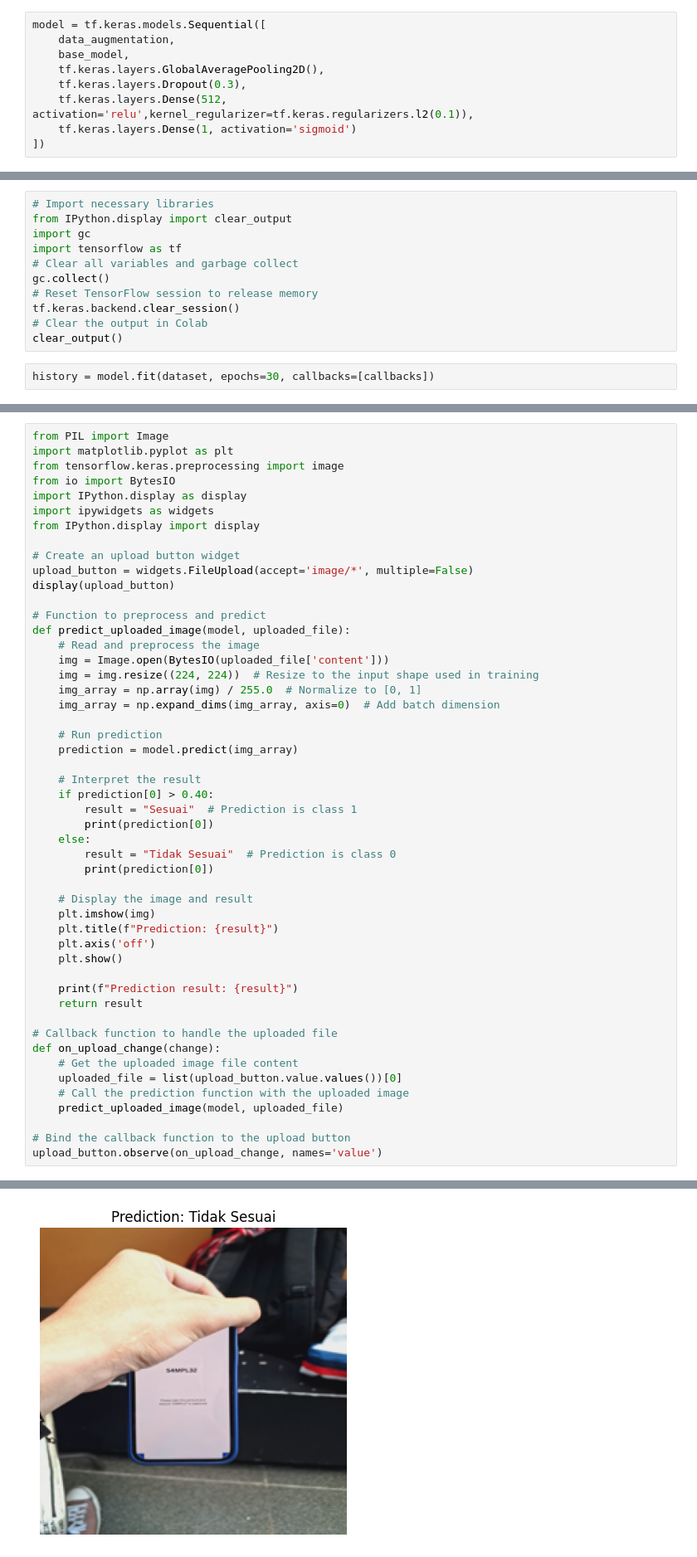
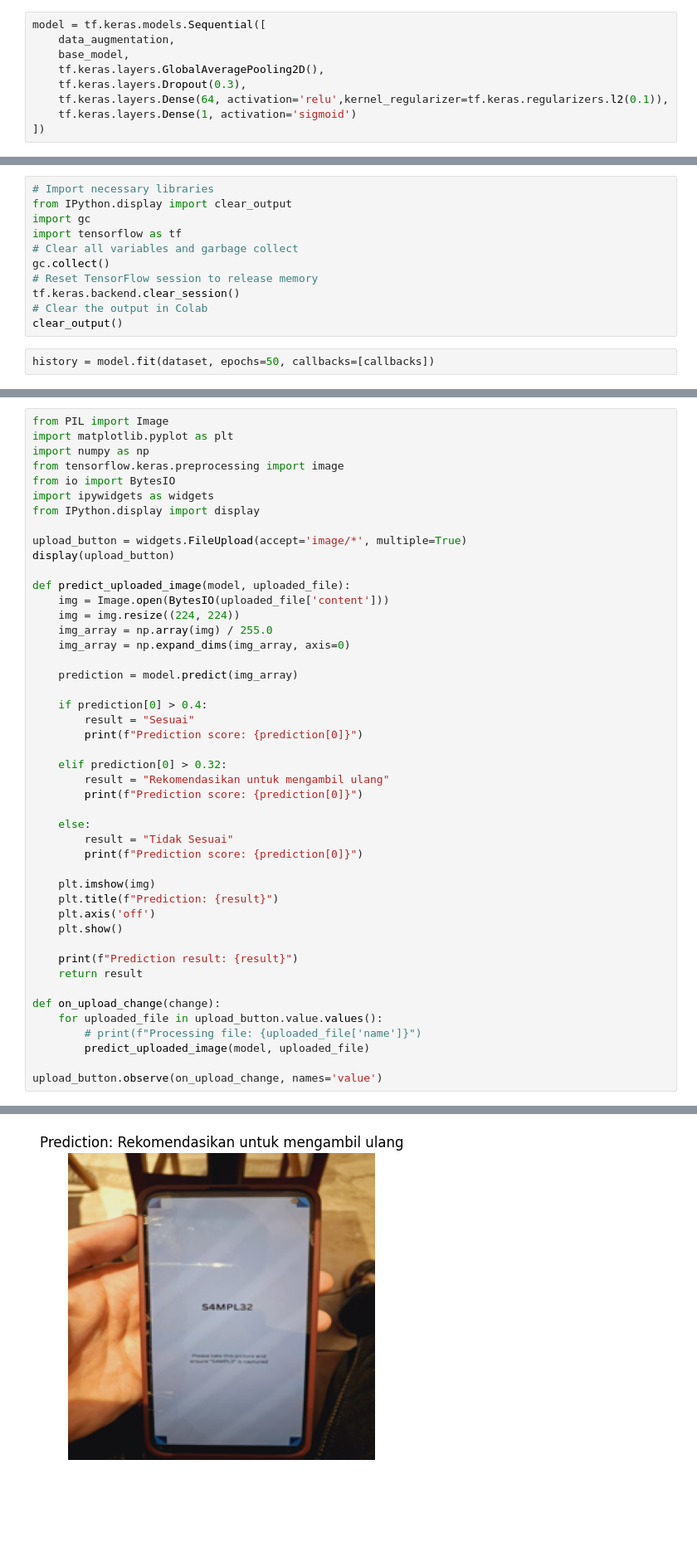
Before and after one commit to hwangzie/Detect-Corner-Mark-on-Device-and-Image-Quality, a Jupyter notebook: Corner_detection.ipynb, the cells around one changed output, grey strips where cells are left out. Shown at 83% size. Saved outputs shown, nothing was run; the diff lists cells and outputs as text; blank space fills up the shorter version.

```diff
--- a/Corner_detection.ipynb
+++ b/Corner_detection.ipynb
@@ -99,7 +99,7 @@ model = tf.keras.models.Sequential([
     base_model,
     tf.keras.layers.GlobalAveragePooling2D(),
     tf.keras.layers.Dropout(0.3),
-    tf.keras.layers.Dense(512, activation='relu',kernel_regularizer=tf.keras.regularizers.l2(0.1)),
+    tf.keras.layers.Dense(64, activation='relu',kernel_regularizer=tf.keras.regularizers.l2(0.1)),
     tf.keras.layers.Dense(1, activation='sigmoid')
 ])
 # %%
@@ -129,5 +129,5 @@ tf.keras.backend.clear_session()
 # Clear the output in Colab
 clear_output()
 # %%
-history = model.fit(dataset, epochs=30, callbacks=[callbacks])
+history = model.fit(dataset, epochs=50, callbacks=[callbacks])
 # %% [output]
@@ -186,36 +186,35 @@ files.download('model.zip')
 # %%
 from PIL import Image
 import matplotlib.pyplot as plt
+import numpy as np
 from tensorflow.keras.preprocessing import image
 from io import BytesIO
-import IPython.display as display
 import ipywidgets as widgets
 from IPython.display import display
 
-# Create an upload button widget
-upload_button = widgets.FileUpload(accept='image/*', multiple=False)
+upload_button = widgets.FileUpload(accept='image/*', multiple=True)
 display(upload_button)
 
-# Function to preprocess and predict
 def predict_uploaded_image(model, uploaded_file):
-    # Read and preprocess the image
     img = Image.open(BytesIO(uploaded_file['content']))
-    img = img.resize((224, 224))  # Resize to the input shape used in training
-    img_array = np.array(img) / 255.0  # Normalize to [0, 1]
-    img_array = np.expand_dims(img_array, axis=0)  # Add batch dimension
+    img = img.resize((224, 224))
+    img_array = np.array(img) / 255.0
+    img_array = np.expand_dims(img_array, axis=0)
 
-    # Run prediction
     prediction = model.predict(img_array)
 
-    # Interpret the result
-    if prediction[0] > 0.40:
-        result = "Sesuai"  # Prediction is class 1
-        print(prediction[0])
+    if prediction[0] > 0.4:
+        result = "Sesuai"
+        print(f"Prediction score: {prediction[0]}")
+
+    elif prediction[0] > 0.32:
+        result = "Rekomendasikan untuk mengambil ulang"
+        print(f"Prediction score: {prediction[0]}")
+
     else:
-        result = "Tidak Sesuai"  # Prediction is class 0
-        print(prediction[0])
+        result = "Tidak Sesuai"
+        print(f"Prediction score: {prediction[0]}")
 
-    # Display the image and result
     plt.imshow(img)
     plt.title(f"Prediction: {result}")
     plt.axis('off')
@@ -224,13 +223,10 @@ def predict_uploaded_image(model, uploaded_file):
     print(f"Prediction result: {result}")
     return result
 
-# Callback function to handle the uploaded file
 def on_upload_change(change):
-    # Get the uploaded image file content
-    uploaded_file = list(upload_button.value.values())[0]
-    # Call the prediction function with the uploaded image
-    predict_uploaded_image(model, uploaded_file)
+    for uploaded_file in upload_button.value.values():
+        # print(f"Processing file: {uploaded_file['name']}")
+        predict_uploaded_image(model, uploaded_file)
 
-# Bind the callback function to the upload button
 upload_button.observe(on_upload_change, names='value')
 # %% [output]
@@ -256 +252 @@ Prediction result: Tidak Sesuai
-[figure, old version]
+[figure, new version]
```
Also changed, not shown: parts of 23 cells of this notebook.
